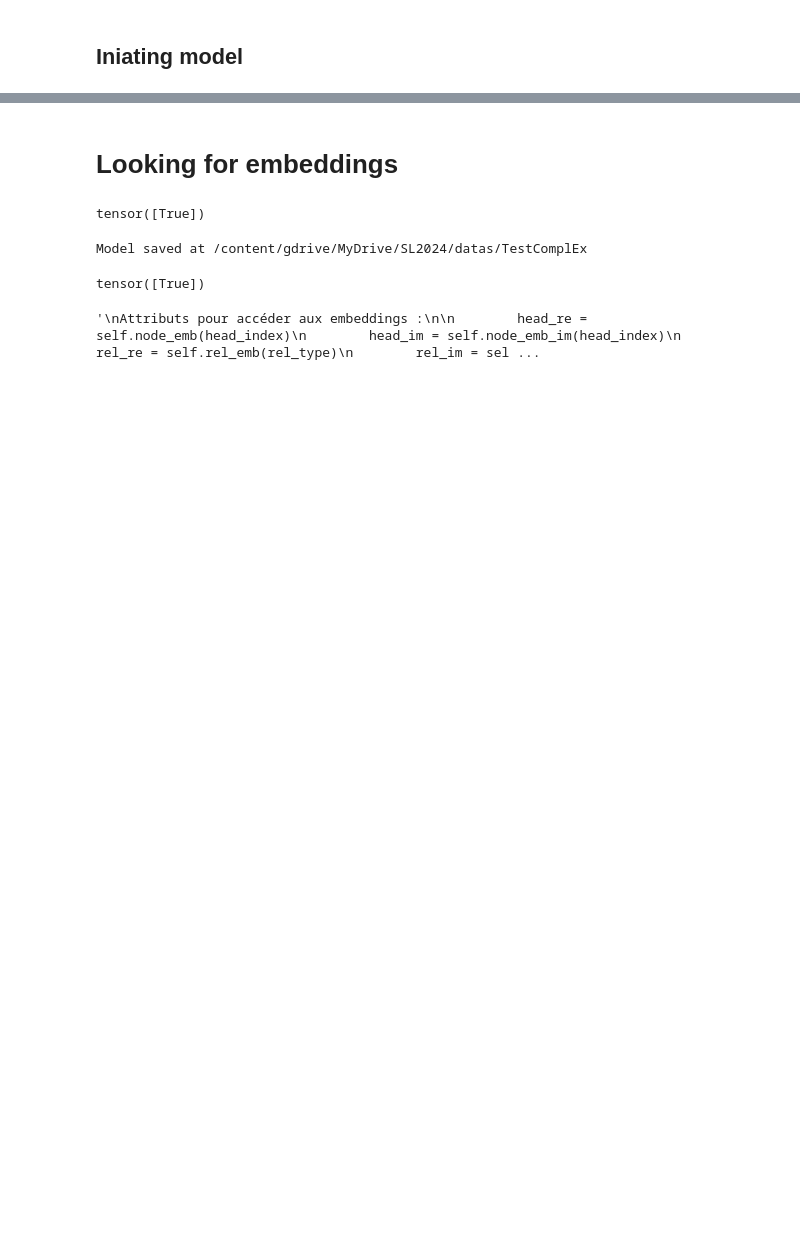
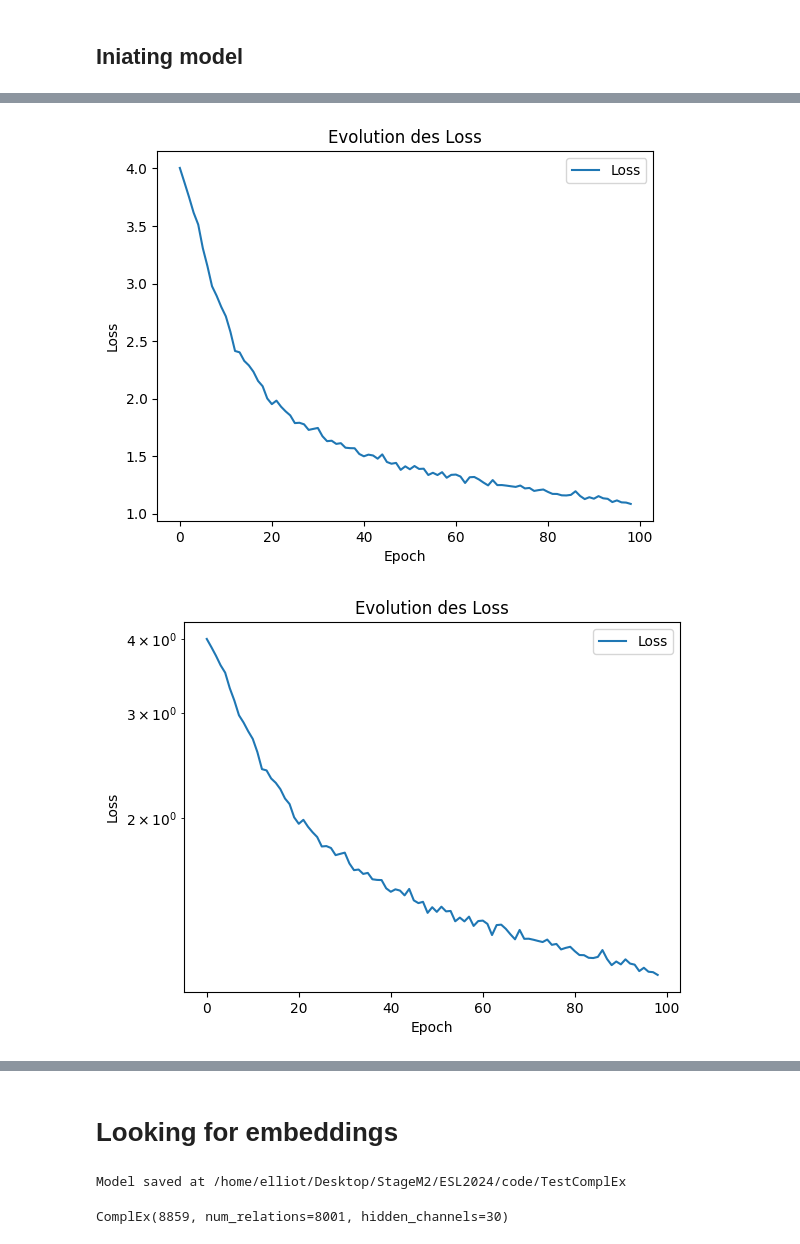
Before and after one commit to ElliotButz/ESL2024, a Jupyter notebook: code/Making_ComplEx_embeddings.ipynb, the cells around one changed output, grey strips where cells are left out. Saved outputs shown, nothing was run; the diff lists cells and outputs as text; code cells hidden in the pictures; blank space fills up the shorter version.

Commit message:
Got embbeddings. Creating dataset for losses comparison.

```diff
--- a/code/Making_ComplEx_embeddings.ipynb
+++ b/code/Making_ComplEx_embeddings.ipynb
@@ -403,0 +334,40 @@ Test Mean Rank: 520.72, Test MRR: 0.7611, Test Hits@10: 0.9073
+# %%
+import matplotlib.pyplot as plt
+def plot_loss(loss_list):
+    plt.plot(loss_list, label='Loss')
+    plt.title('Evolution des Loss')
+    plt.xlabel('Epoch')
+    plt.ylabel('Loss')
+    plt.legend()
+    plt.show()
+
+def plot_loss_log(loss_list):
+    plt.semilogy(loss_list, label='Loss')
+    plt.title('Evolution des Loss')
+    plt.xlabel('Epoch')
+    plt.ylabel('Loss')
+    plt.legend()
+    plt.show()
+
+def running_mean(list,
+                 half_window: int # Number of elements that the function will consider
+                                  # ahead and behind the pos X to calculate running mean at X.
+                 ):
+
+    running_means = []
+
+    for i in range(0,len(list)):
+
+        left_bound = max(0,i-half_window)
+        right_bound = min(len(list)-1, i + half_window)
+        sublist = list[left_bound:right_bound+1]
+        running_means.append(sum(sublist)/len(sublist))
+
+    return running_means
+
+plot_loss(losses)
+plot_loss_log(losses)
+plot_loss_log(running_mean(losses, 30))
+# %% [output]
+[figure, added]
+[figure, added]
@@ -404,39 +375,10 @@ Test Mean Rank: 520.72, Test MRR: 0.7611, Test Hits@10: 0.9073
 # %% [markdown]
 # Looking for embeddings
-# %%
-copy = model
-print(model(torch.tensor([50]),torch.tensor([0]),torch.tensor([50]))==copy(torch.tensor([50]),torch.tensor([0]),torch.tensor([50])))
-# %% [output]
-tensor([True])
 # %%
 model_save_path = "TestComplEx"
 loc_path = %pwd
-a = model(torch.tensor([50]),torch.tensor([0]),torch.tensor([50]))
 torch.save(model.state_dict(), model_save_path)
 print(f'Model saved at {loc_path}/{model_save_path}')
 # %% [output]
-Model saved at /content/gdrive/MyDrive/SL2024/datas/TestComplEx
+Model saved at /home/elliot/Desktop/StageM2/ESL2024/code/TestComplEx
+ComplEx(8859, num_relations=8001, hidden_channels=30)
-# %%
-reloaded = ComplEx(
-    num_nodes=train_data.num_nodes,
-    num_relations = len(train_data.edge_index.size()),
-    hidden_channels=176,
-)
-reloaded.load_state_dict(torch.load(model_save_path))
-b = reloaded(torch.tensor([50]),torch.tensor([0]),torch.tensor([50]))
-print(a==b)
-# %% [output]
-tensor([True])
-# %%
-'''
-Attributs pour accéder aux embeddings :
-
-        head_re = self.node_emb(head_index)
-        head_im = self.node_emb_im(head_index)
-        rel_re = self.rel_emb(rel_type)
-        rel_im = self.rel_emb_im(rel_type)
-        tail_re = self.node_emb(tail_index)
-        tail_im = self.node_emb_im(tail_index)
-'''
-# %% [output]
-'\nAttributs pour accéder aux embeddings :\n\n        head_re = self.node_emb(head_index)\n        head_im = self.node_emb_im(head_index)\n        rel_re = self.rel_emb(rel_type)\n        rel_im = sel ...
```
Also changed, not shown: parts of 31 cells of this notebook.
